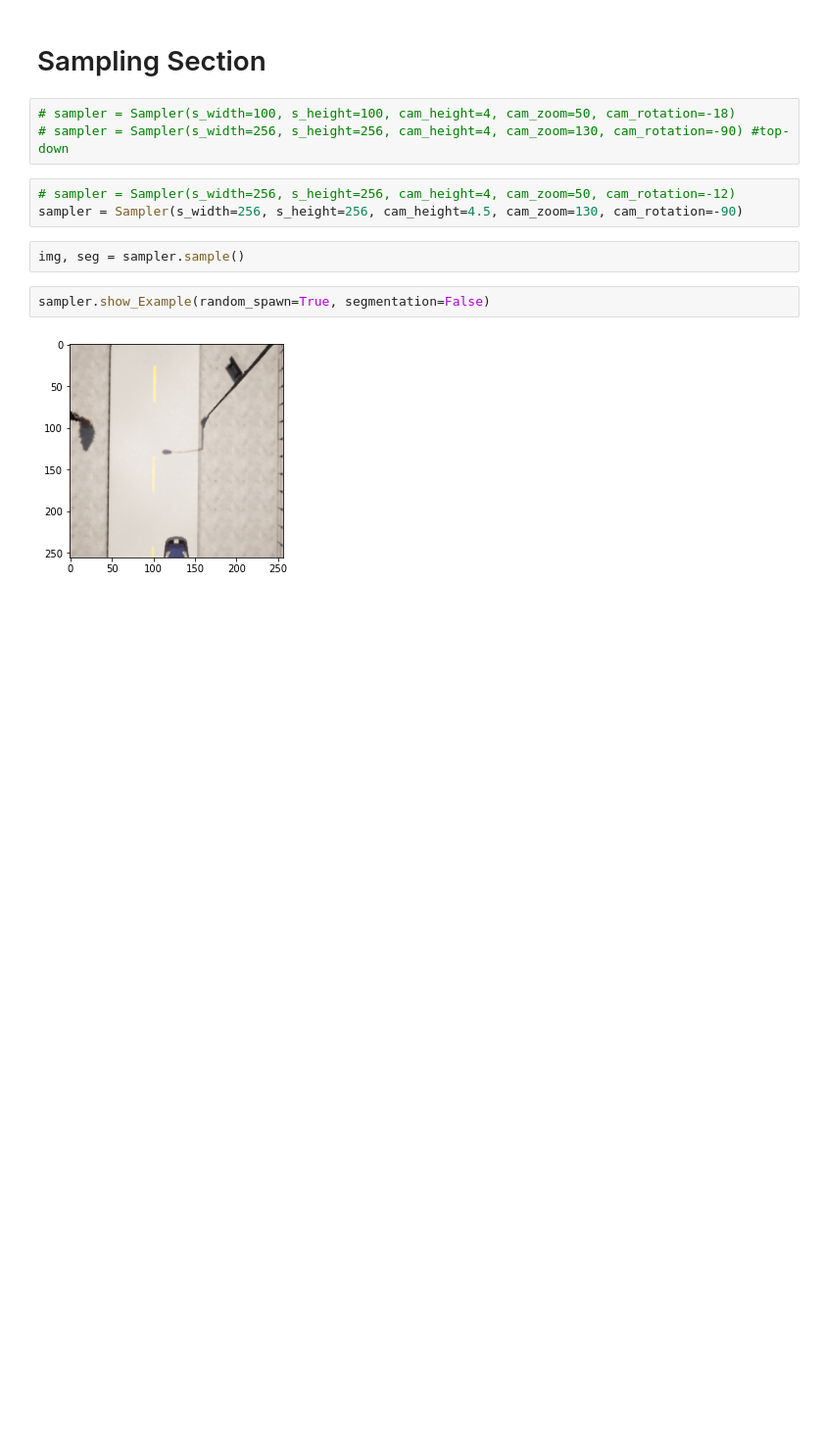
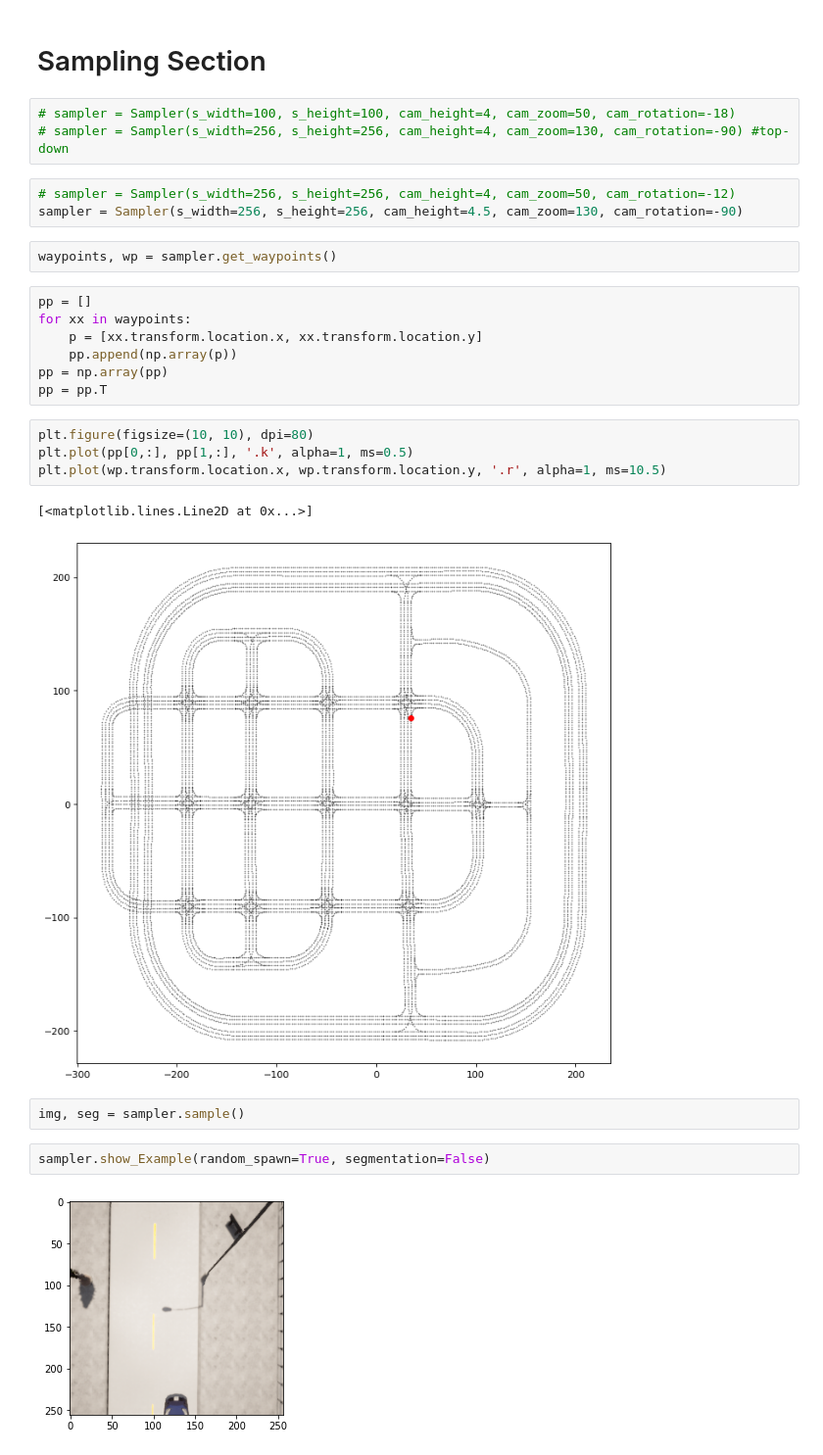
Before and after one commit to wangfelix/TES-Voxel-Project, a Jupyter notebook: Image_sampling.ipynb, the cells around one changed output. Shown at 98% size. Cells and saved outputs as stored; diff of their text form; blank space fills up the shorter version.

```diff
--- a/Image_sampling.ipynb
+++ b/Image_sampling.ipynb
@@ -18,6 +18,22 @@ from Image_Sampler import Sampler
 # %%
 # sampler = Sampler(s_width=256, s_height=256, cam_height=4, cam_zoom=50, cam_rotation=-12)
 sampler = Sampler(s_width=256, s_height=256, cam_height=4.5, cam_zoom=130, cam_rotation=-90)
+# %%
+waypoints, wp = sampler.get_waypoints()
+# %%
+pp = []
+for xx in waypoints:
+    p = [xx.transform.location.x, xx.transform.location.y]
+    pp.append(np.array(p))
+pp = np.array(pp)
+pp = pp.T
+# %%
+plt.figure(figsize=(10, 10), dpi=80)
+plt.plot(pp[0,:], pp[1,:], '.k', alpha=1, ms=0.5)
+plt.plot(wp.transform.location.x, wp.transform.location.y, '.r', alpha=1, ms=10.5)
+# %% [output]
+[<matplotlib.lines.Line2D at 0x...>]
+[figure, added]
 # %%
 img, seg = sampler.sample()
 # %%
```
Also changed, not shown: 4 other files.
